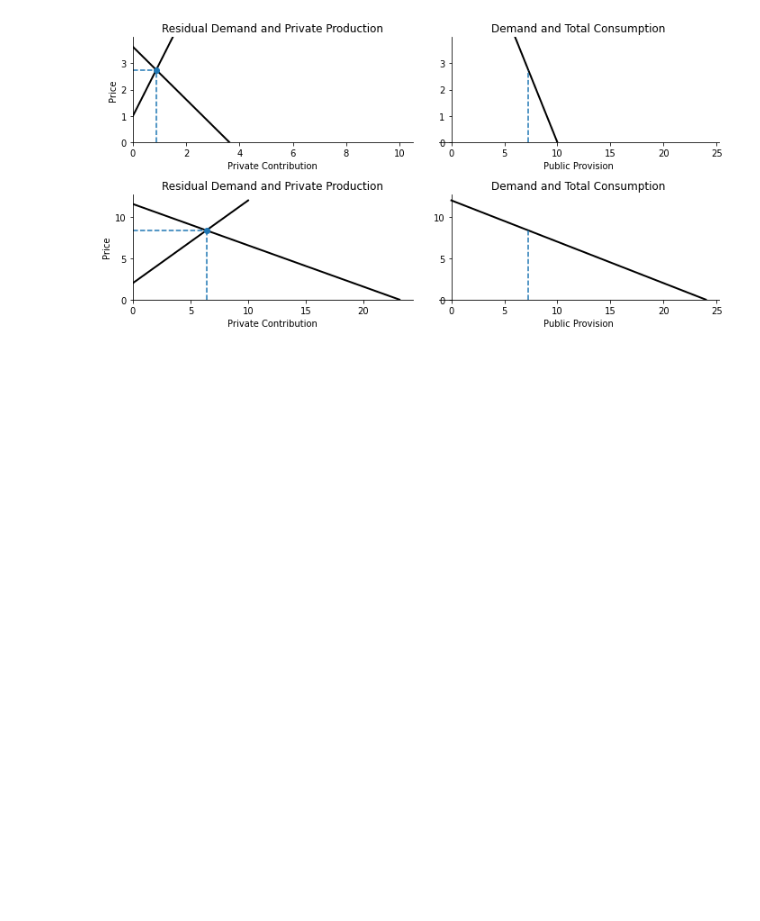
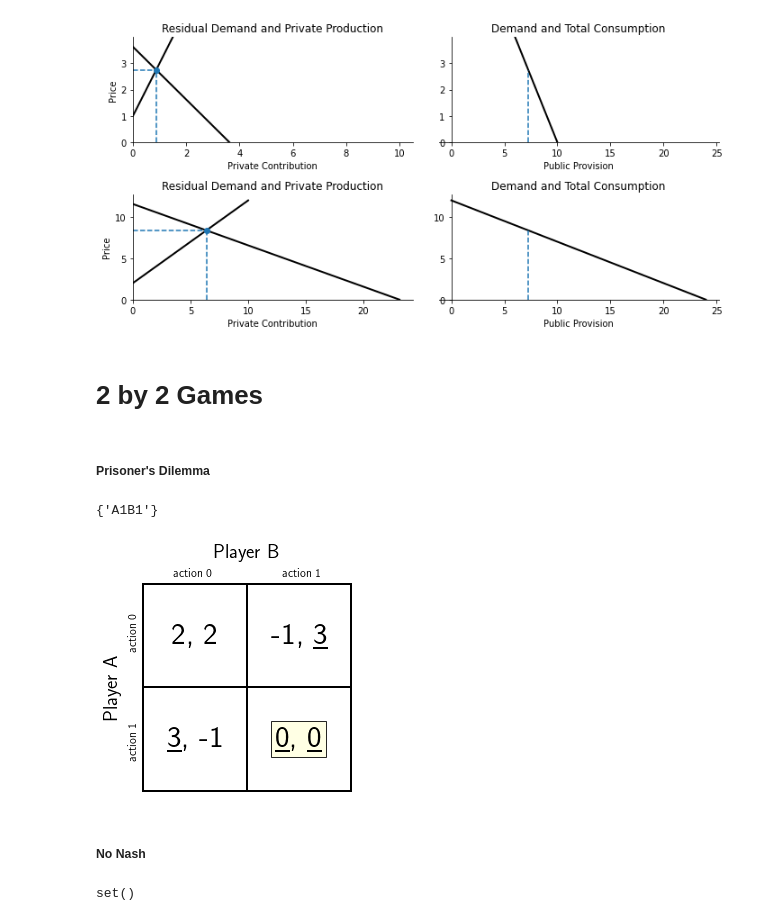
Before and after one commit to alexanderthclark/FreeRide, a Jupyter notebook: Econ 101 basics.ipynb, the cells around one changed output. Saved outputs shown, nothing was run; the diff lists cells and outputs as text; code cells hidden in the pictures; blank space fills up the shorter version.

Commit message:
add Game examples

```diff
--- a/Econ 101 basics.ipynb
+++ b/Econ 101 basics.ipynb
@@ -212,3 +212,25 @@ fig = plt.figure(figsize = (10,5))
 msb.private_outcome_residual_demand_plots([c1,c2], fig = fig)
 # %% [output]
 [figure]
+# %% [markdown]
+# 2 by 2 Games
+# %% [markdown]
+##### Prisoner's Dilemma
+# %%
+pris_dilemma = econ.Game((2,2), (-1,3), (3,-1), (0,0))
+
+pris_dilemma.nash()
+# %% [output]
+{'A1B1'}
+# %%
+pris_dilemma.table()
+# %% [output]
+[figure, added]
+# %% [markdown]
+##### No Nash
+# %%
+matching_pennies = econ.Game((1,-1), (-1,1), (-1,1), (1,-1))
+
+matching_pennies.nash()
+# %% [output]
+set()
```
Also changed, not shown: parts of 1 cell of this notebook.
